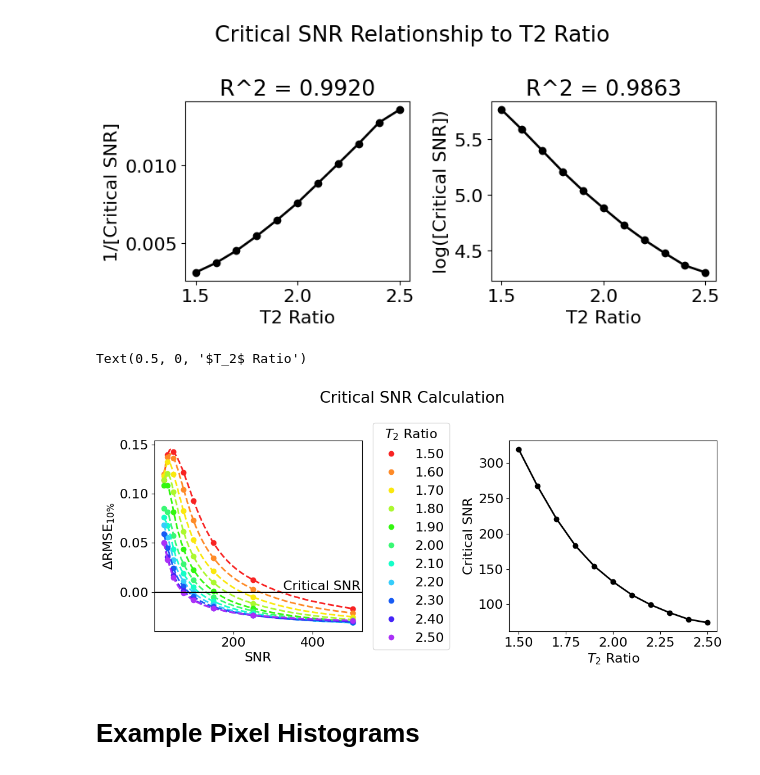
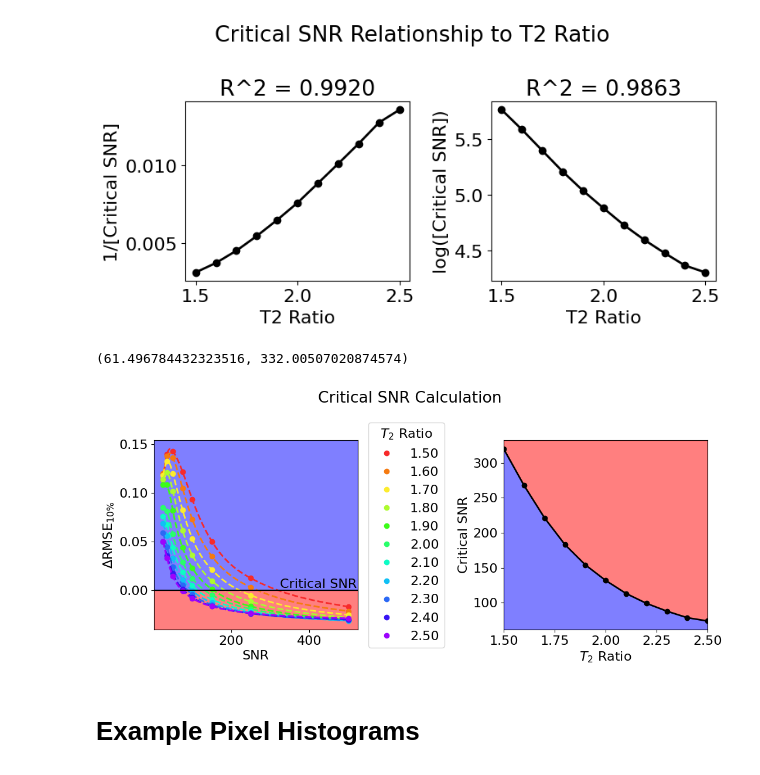
Before and after one commit to Griffin997/Stabilization, a Jupyter notebook: Reassign_Experiment/reassign_T2rat_Exp_Analysis.ipynb, the cells around one changed output. Cells and saved outputs as stored; diff of their text form; code cells hidden in the pictures.

Commit message:
improved figures

```diff
--- a/Reassign_Experiment/reassign_T2rat_Exp_Analysis.ipynb
+++ b/Reassign_Experiment/reassign_T2rat_Exp_Analysis.ipynb
@@ -352,7 +352,7 @@ for iSNR in range(len(SNR_short_array)):
 
 
 
-SNR_short_array = [0, -4, -1]
+SNR_short_array = [0, -4, -2]
 for iSNR in range(len(SNR_short_array)):
     SNR_index_oi = SNR_short_array[iSNR]
     SNR_temp_value = SNR_array[SNR_index_oi]
@@ -611,28 +665,39 @@ Text(0.5, 1.0, 'R^2 = 0.9863')
 # %%
 colors_list = _get_colors(len(T2rat_array) + 2)
 
 plt.rc('font', size = 16)
 fig, ax = plt.subplots(1,2, figsize = (11, 5), tight_layout=True)
 fig.suptitle(f"Critical SNR Calculation")
 
 for iT2 in range(len(T2rat_array)):
     ax[0].plot(SNR_dense_array, line_fits[iT2,:], color = colors_list[iT2], ls = '--', lw = 2)
     ax[0].plot(SNR_array, SNR_vs_rat_mat[:, iT2], color = colors_list[iT2], ls = '', marker = 'o', lw = 2, label = f"{T2rat_array[iT2]:.2f}")
 
 ax[0].axhline(y = 0, color = 'k')
 ax[0].text(325,0,"Critical SNR", fontsize = 16, ha = 'left', va = 'bottom')
 ax[0].set_ylabel(r'$\Delta$RMSE$_{10\%}$')
 ax[0].set_xlabel("SNR")
 ax[0].legend(loc = 'center left', bbox_to_anchor = (1.02,0.5), title = r'$T_2$ Ratio')
+ax[0].axhspan(0, ax[0].get_ylim()[-1], color = 'blue', alpha = 0.5)
+ax[0].axhspan(ax[0].get_ylim()[0], 0, color = 'red', alpha = 0.5)
+ax[0].autoscale(enable = True, axis = 'y', tight = True)
 
 T2_rat_interp = np.arange(T2rat_array[0], T2rat_array[-1], 0.02)
+
 ax[1].plot(T2rat_array, x_intersection, color = 'k', ls = '-', marker = 'o', lw = 2)
 ax[1].set_ylabel("Critical SNR")
 ax[1].set_xlabel(r'$T_2$ Ratio')
+ylim_ar = ax[1].get_ylim()
+upper_boundary = np.ones(len(T2rat_array))*ylim_ar[-1]
+lower_boundary = np.ones(len(T2rat_array))*ylim_ar[0]
+ax[1].fill_between(T2rat_array, x_intersection, upper_boundary, color = 'red', alpha = 0.5)
+ax[1].fill_between(T2rat_array, x_intersection, lower_boundary, color = 'blue', alpha = 0.5)
 # ax[1].plot(T2_rat_interp, exp_fit(T2_rat_interp, *popt_exp), color = 'r')
+ax[1].autoscale(enable = True, axis = 'x', tight = True)
+ax[1].set_ylim(ylim_ar)
 # %% [output]
-Text(0.5, 0, '$T_2$ Ratio')
+(61.496784432323516, 332.00507020874574)
-[figure, old version]
+[figure, new version]
 # %%
 # mat_oi = SNRs
 
```
Also changed, not shown: parts of 6 cells of this notebook, 1 other file.
